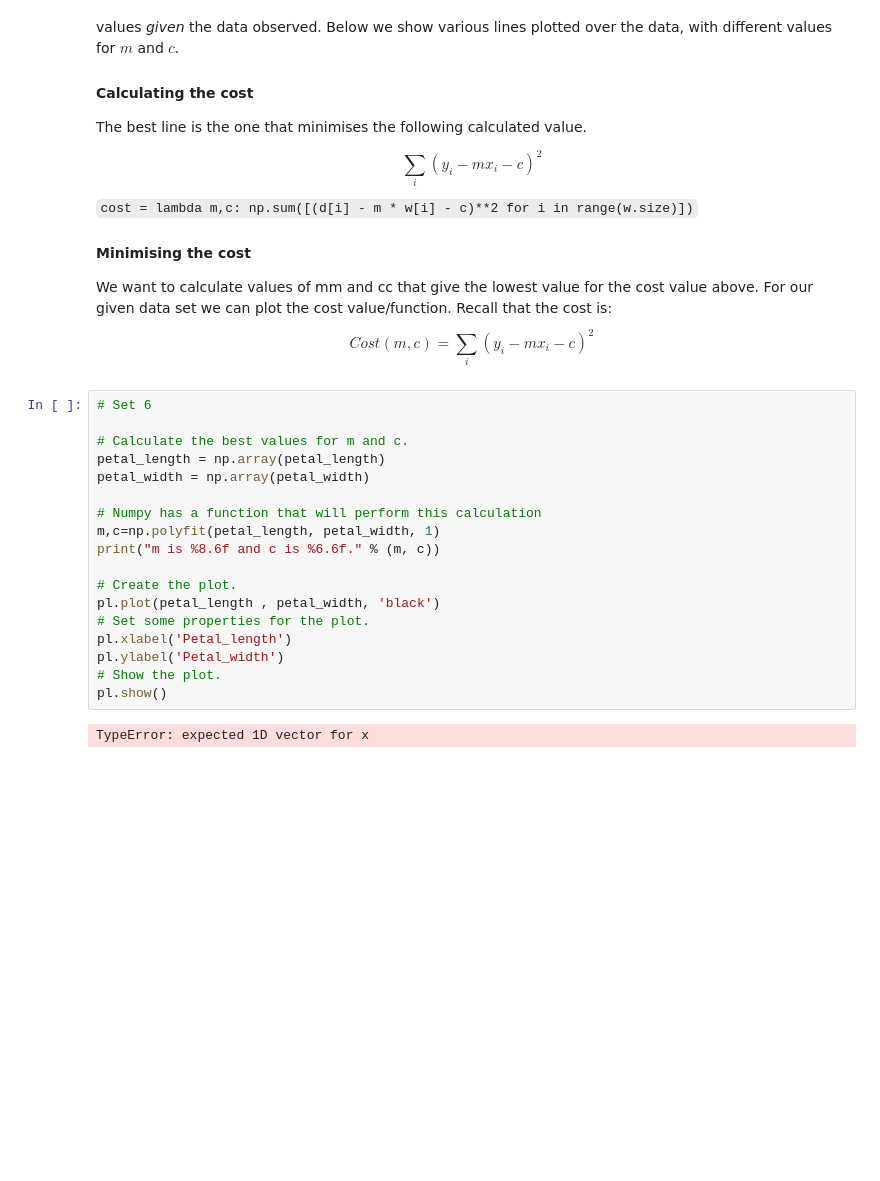
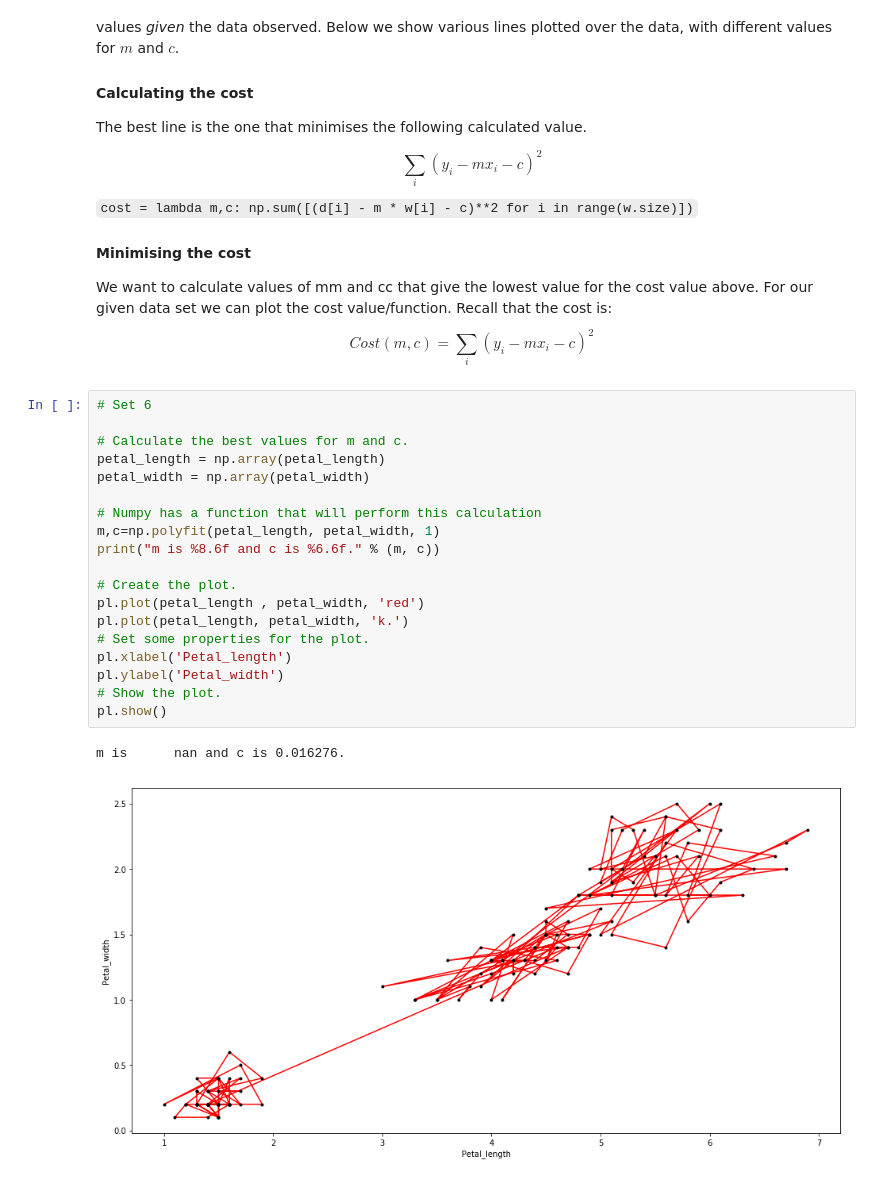
Before and after one commit to QiFuChina/JPN, a Jupyter notebook: JPN.ipynb, the cells around one changed output. Drawn from its saved outputs; the diff is of its cells as text; blank space fills up the shorter version.

```diff
--- a/JPN.ipynb
+++ b/JPN.ipynb
@@ -103,20 +106,22 @@ $$ Cost(m, c) = \sum_i (y_i - mx_i - c)^2 $$
 # %%
 # Set 6
 
 # Calculate the best values for m and c.
 petal_length = np.array(petal_length)
 petal_width = np.array(petal_width)
 
 # Numpy has a function that will perform this calculation
 m,c=np.polyfit(petal_length, petal_width, 1)
 print("m is %8.6f and c is %6.6f." % (m, c))
 
 # Create the plot.
-pl.plot(petal_length , petal_width, 'black')
+pl.plot(petal_length , petal_width, 'red')
+pl.plot(petal_length, petal_width, 'k.')
 # Set some properties for the plot.
 pl.xlabel('Petal_length')
 pl.ylabel('Petal_width')
 # Show the plot.
 pl.show()
 # %% [output]
-TypeError: expected 1D vector for x
+m is      nan and c is 0.016276.
+[figure, added]
```
Also changed, not shown: parts of 6 cells of this notebook.
